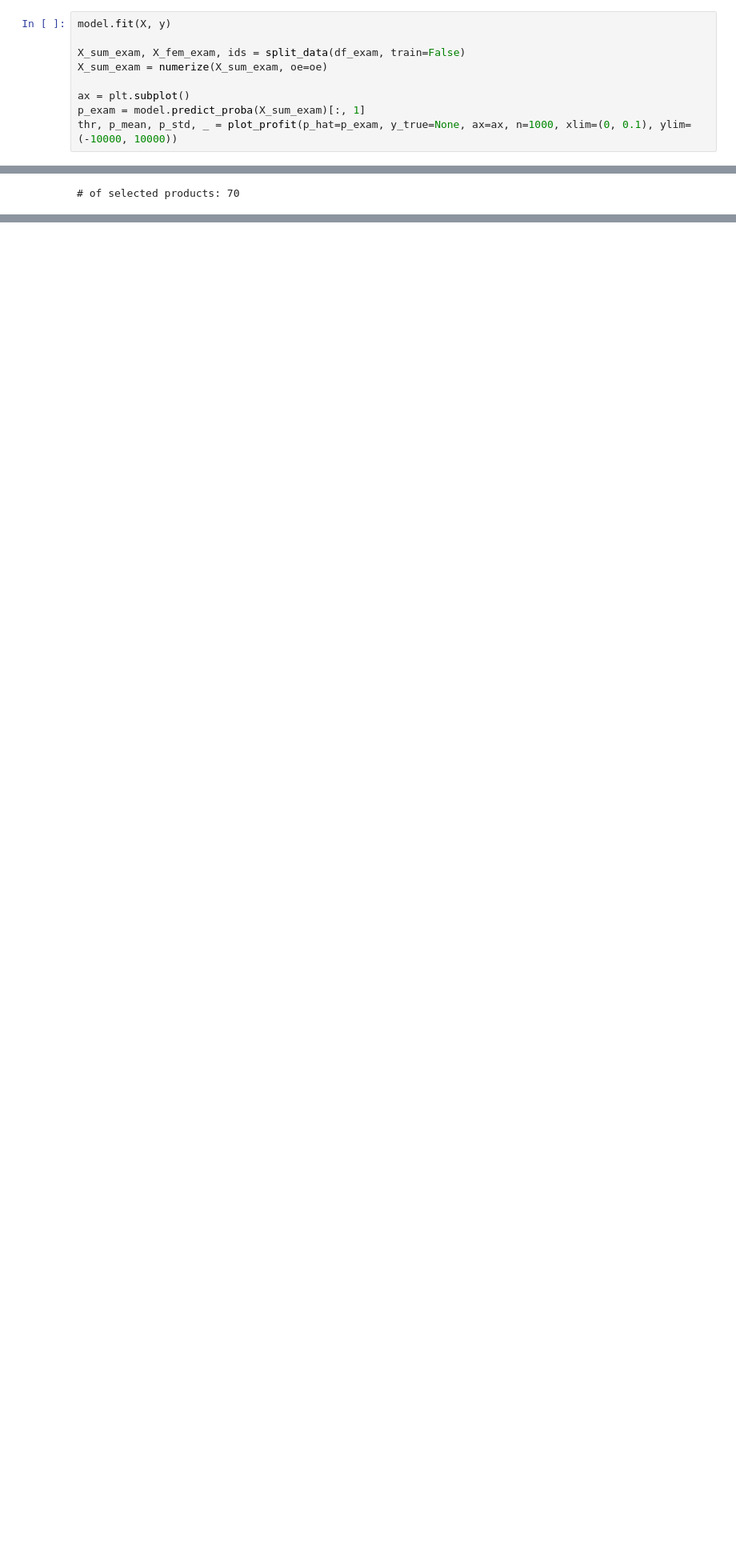
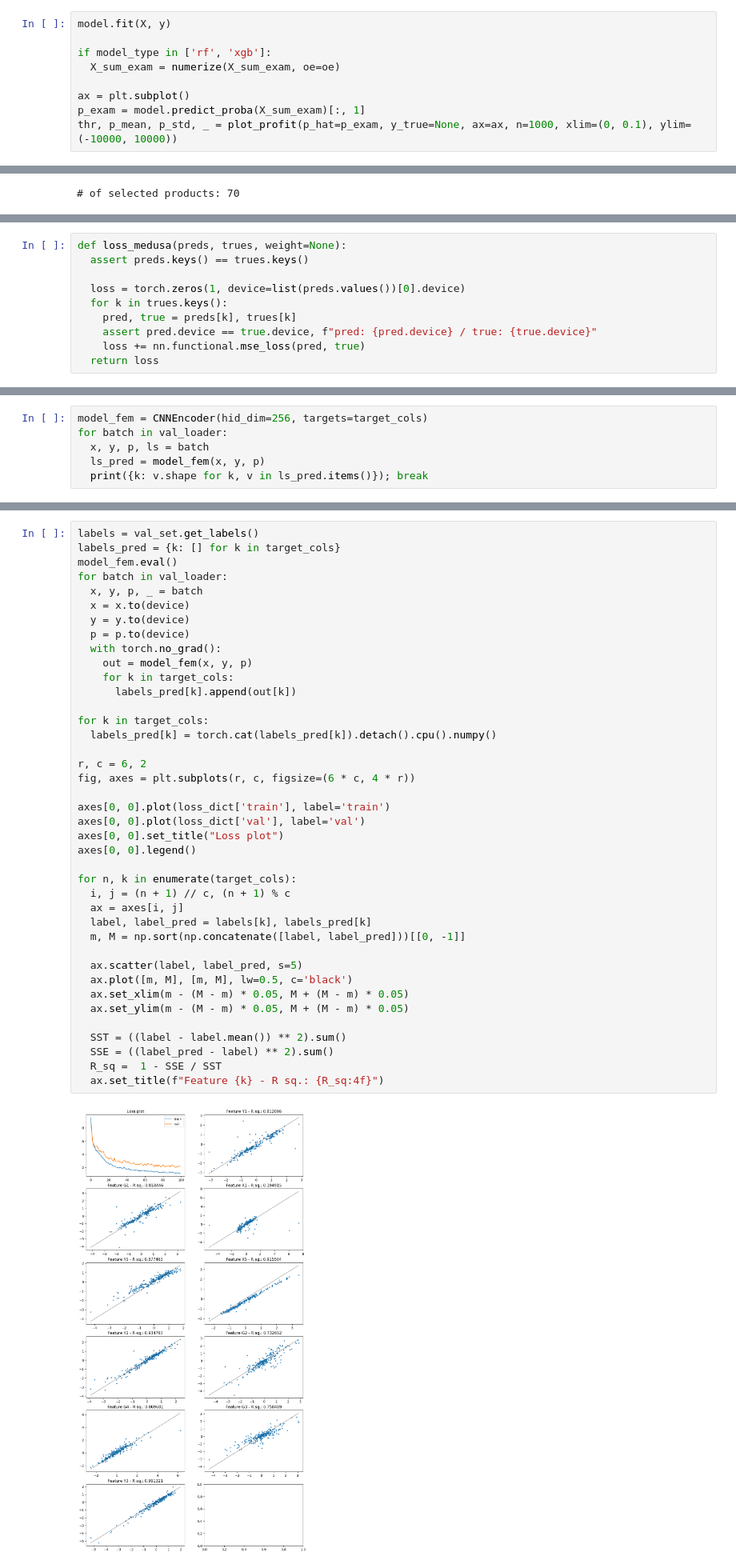
Before and after one commit to JoohoSon24/tire_competition, a Jupyter notebook: main.ipynb, the cells around one changed output, grey strips where cells are left out. Shown at 80% size. Saved outputs shown, nothing was run; the diff lists cells and outputs as text; blank space fills up the shorter version.

```diff
--- a/main.ipynb
+++ b/main.ipynb
@@ -557,8 +544,8 @@ df_result.head(10)
 # %%
 model.fit(X, y)
 
-X_sum_exam, X_fem_exam, ids = split_data(df_exam, train=False)
-X_sum_exam = numerize(X_sum_exam, oe=oe)
+if model_type in ['rf', 'xgb']:
+  X_sum_exam = numerize(X_sum_exam, oe=oe)
 
 ax = plt.subplot()
 p_exam = model.predict_proba(X_sum_exam)[:, 1]
@@ -585,0 +704,10 @@ submission.to_csv(f"submission_HAIYONG_{now}.csv")
+# %%
+def loss_medusa(preds, trues, weight=None):
+  assert preds.keys() == trues.keys()
+
+  loss = torch.zeros(1, device=list(preds.values())[0].device)
+  for k in trues.keys():
+    pred, true = preds[k], trues[k]
+    assert pred.device == true.device, f"pred: {pred.device} / true: {true.device}"
+    loss += nn.functional.mse_loss(pred, true)
+  return loss
@@ -585,0 +734,6 @@ submission.to_csv(f"submission_HAIYONG_{now}.csv")
+# %%
+model_fem = CNNEncoder(hid_dim=256, targets=target_cols)
+for batch in val_loader:
+  x, y, p, ls = batch
+  ls_pred = model_fem(x, y, p)
+  print({k: v.shape for k, v in ls_pred.items()}); break
@@ -585,0 +799,42 @@ submission.to_csv(f"submission_HAIYONG_{now}.csv")
+# %%
+labels = val_set.get_labels()
+labels_pred = {k: [] for k in target_cols}
+model_fem.eval()
+for batch in val_loader:
+  x, y, p, _ = batch
+  x = x.to(device)
+  y = y.to(device)
+  p = p.to(device)
+  with torch.no_grad():
+    out = model_fem(x, y, p)
+    for k in target_cols:
+      labels_pred[k].append(out[k])
+
+for k in target_cols:
+  labels_pred[k] = torch.cat(labels_pred[k]).detach().cpu().numpy()
+
+r, c = 6, 2
+fig, axes = plt.subplots(r, c, figsize=(6 * c, 4 * r))
+
+axes[0, 0].plot(loss_dict['train'], label='train')
+axes[0, 0].plot(loss_dict['val'], label='val')
+axes[0, 0].set_title("Loss plot")
+axes[0, 0].legend()
+
+for n, k in enumerate(target_cols):
+  i, j = (n + 1) // c, (n + 1) % c
+  ax = axes[i, j]
+  label, label_pred = labels[k], labels_pred[k]
+  m, M = np.sort(np.concatenate([label, label_pred]))[[0, -1]]
+
+  ax.scatter(label, label_pred, s=5)
+  ax.plot([m, M], [m, M], lw=0.5, c='black')
+  ax.set_xlim(m - (M - m) * 0.05, M + (M - m) * 0.05)
+  ax.set_ylim(m - (M - m) * 0.05, M + (M - m) * 0.05)
+
+  SST = ((label - label.mean()) ** 2).sum()
+  SSE = ((label_pred - label) ** 2).sum()
+  R_sq =  1 - SSE / SST
+  ax.set_title(f"Feature {k} - R sq.: {R_sq:4f}")
+# %% [output]
+[figure, added]
```
Also changed, not shown: parts of 18 cells of this notebook.
